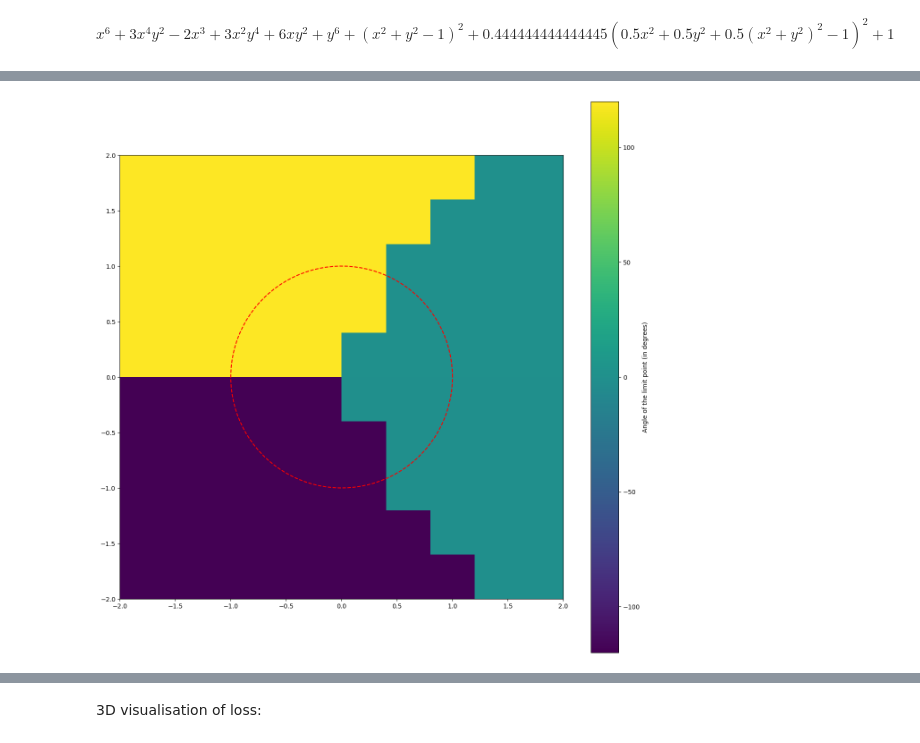
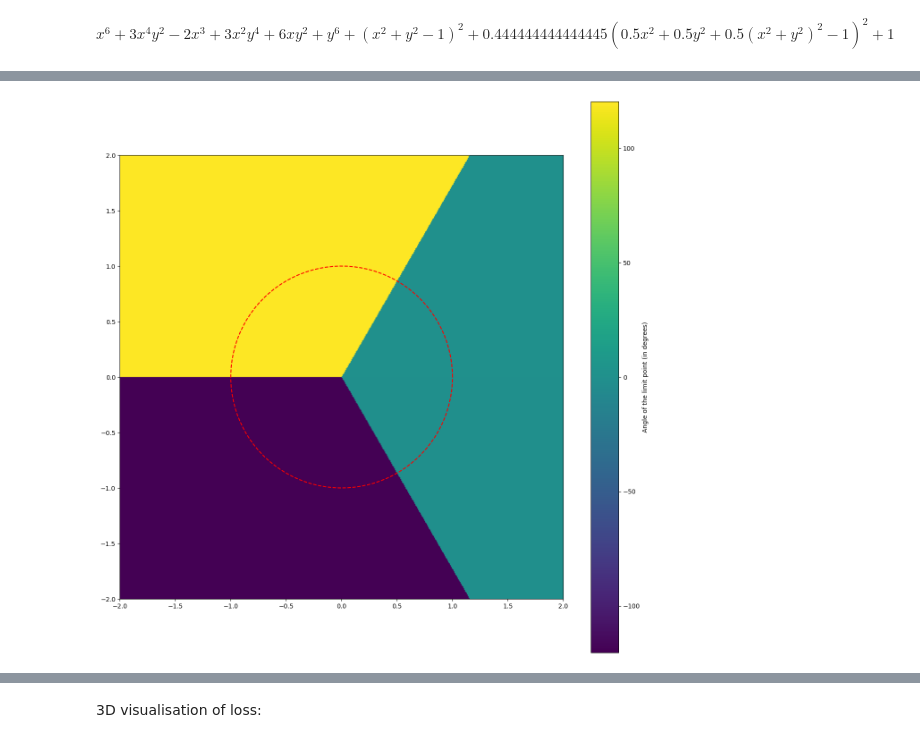
Before and after one commit to urhprimozic/gofi, a Jupyter notebook: gofi/ode/equation_generation/cyclic_groups.ipynb, the cells around one changed output, grey strips where cells are left out. Drawn from its saved outputs; the diff is of its cells as text; code cells hidden in the pictures.

```diff
--- a/gofi/ode/equation_generation/cyclic_groups.ipynb
+++ b/gofi/ode/equation_generation/cyclic_groups.ipynb
@@ -102,33 +102,21 @@ plt.show()
 # %%
 import numpy as np
 from tqdm import tqdm
 # get grid
-resolution = 10
+resolution = 500
 t_max = 1
 min_param = -2
 max_param = 2
 
 x = np.linspace(-2, 2, resolution)
 y = np.linspace(-2, 2, resolution)
 x, y = np.meshgrid(x, y)
 
 grid = np.zeros((resolution, resolution, 1))
 
 for index, (x0, y0) in tqdm(enumerate(zip(x.flatten(), y.flatten())) , total=resolution ** 2):
     solution = solve_ivp(neg_grad, (0, t_max), (x0, y0))
 
     grid[index // resolution][index % resolution] = np.degrees(np.arctan2(solution.y[1][-1], solution.y[0][-1]))
-
-
-plt.figure(figsize=(16, 16))
-# plot the grid
-plt.imshow(grid, cmap='viridis', extent=(min_param, max_param, min_param, max_param), origin='lower')
-
-plt.colorbar(label='Angle of the limit point (in degrees)')
-
-# plot the unit circle
-plt.plot(np.cos(np.linspace(0, 2 * np.pi, 100)), np.sin(np.linspace(0, 2 * np.pi, 100)), 'k--', color="red", label='Unit Circle')
-
-plt.show()
 # %% [output]
-[figure, old version]
+[figure, new version]
```
Also changed, not shown: parts of 5 cells of this notebook, 19 other files.
